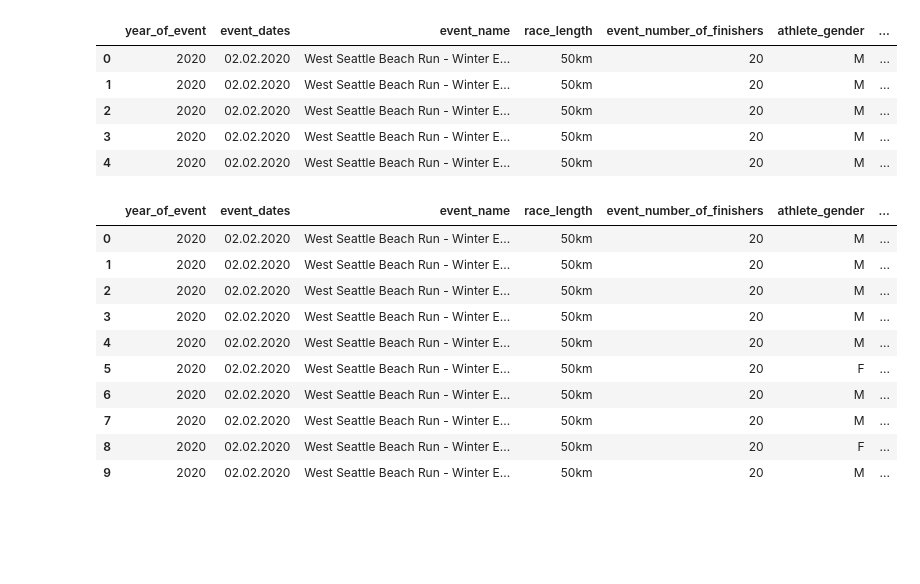
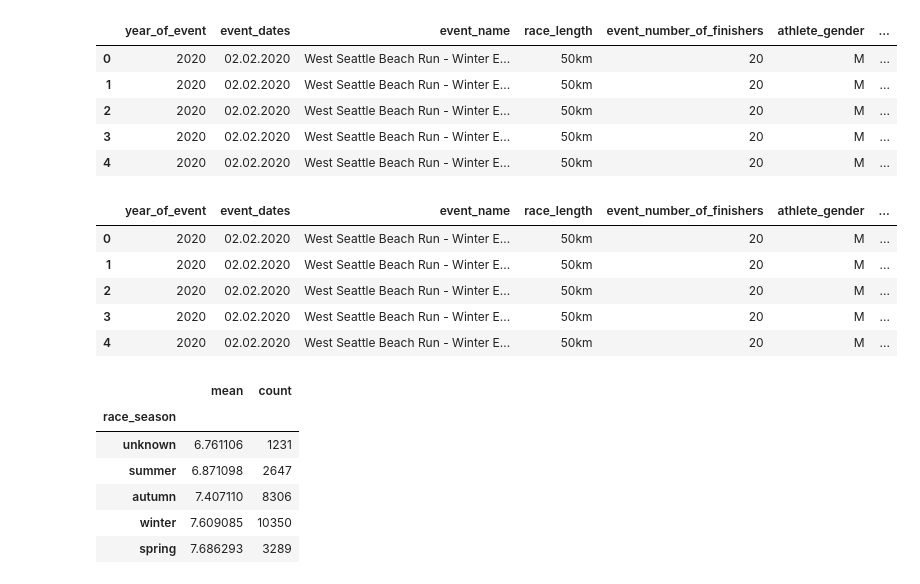
Before and after one commit to mstoychev/Data-Science-Projects, a Jupyter notebook: 0. Data Analyst Portfolio/1. Exploratory Data Analysis With Python Pandas/EDA_ultra_marathon.ipynb, the cells around one changed output. Cells and saved outputs as stored; diff of their text form; code cells hidden in the pictures; blank space fills up the shorter version.

```diff
--- a/0. Data Analyst Portfolio/1. Exploratory Data Analysis With Python Pandas/EDA_ultra_marathon.ipynb
+++ b/0. Data Analyst Portfolio/1. Exploratory Data Analysis With Python Pandas/EDA_ultra_marathon.ipynb
@@ -588,6 +598,6 @@ season = {"spring": [3, 4, 5],
 data_usa["race_season"] = data_usa["race_month"].apply(lambda x: next((key for key, value in season.items() if x in value), "unknown"))
 # %%
-data_usa.head(10)
+data_usa.head()
 # %% [output]
 |  | year_of_event | event_dates | event_name | race_length | event_number_of_finishers | athlete_gender | ... |
 | 0 | 2020 | 02.02.2020 | West Seattle Beach Run - Winter E... | 50km | 20 | M | ... |
@@ -595,8 +605,17 @@ data_usa.head(10)
 | 2 | 2020 | 02.02.2020 | West Seattle Beach Run - Winter E... | 50km | 20 | M | ... |
 | 3 | 2020 | 02.02.2020 | West Seattle Beach Run - Winter E... | 50km | 20 | M | ... |
 | 4 | 2020 | 02.02.2020 | West Seattle Beach Run - Winter E... | 50km | 20 | M | ... |
-| 5 | 2020 | 02.02.2020 | West Seattle Beach Run - Winter E... | 50km | 20 | F | ... |
-| 6 | 2020 | 02.02.2020 | West Seattle Beach Run - Winter E... | 50km | 20 | M | ... |
-| 7 | 2020 | 02.02.2020 | West Seattle Beach Run - Winter E... | 50km | 20 | M | ... |
-| 8 | 2020 | 02.02.2020 | West Seattle Beach Run - Winter E... | 50km | 20 | F | ... |
-| 9 | 2020 | 02.02.2020 | West Seattle Beach Run - Winter E... | 50km | 20 | M | ... |
+# %%
+# back to the question
+# Does the season affect the performance of ultramarathon runners?
+mean_perf_season = data_usa.groupby("race_season")["athlete_average_speed"].agg(["mean", "count"])
+mean_perf_season_sorted = mean_perf_season.sort_values("mean", ascending=True)
+mean_perf_season_sorted
+# %% [output]
+|  | mean | count |
+| race_season |  |  |
+| unknown | 6.761106 | 1231 |
+| summer | 6.871098 | 2647 |
+| autumn | 7.407110 | 8306 |
+| winter | 7.609085 | 10350 |
+| spring | 7.686293 | 3289 |
```
Also changed, not shown: parts of 26 cells of this notebook.
